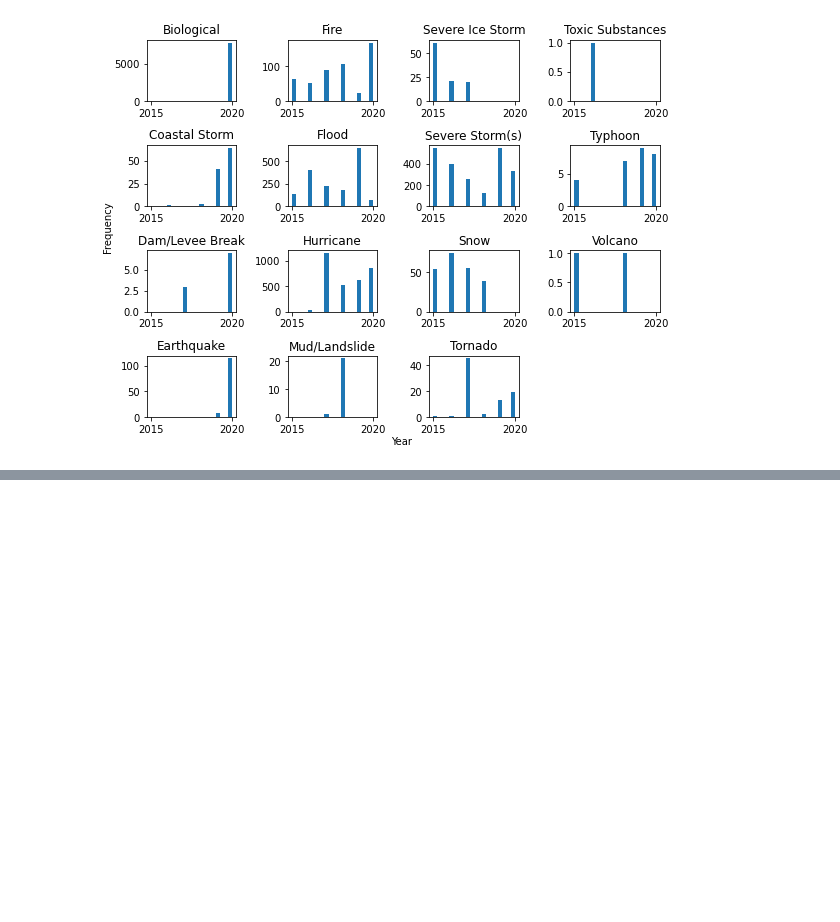
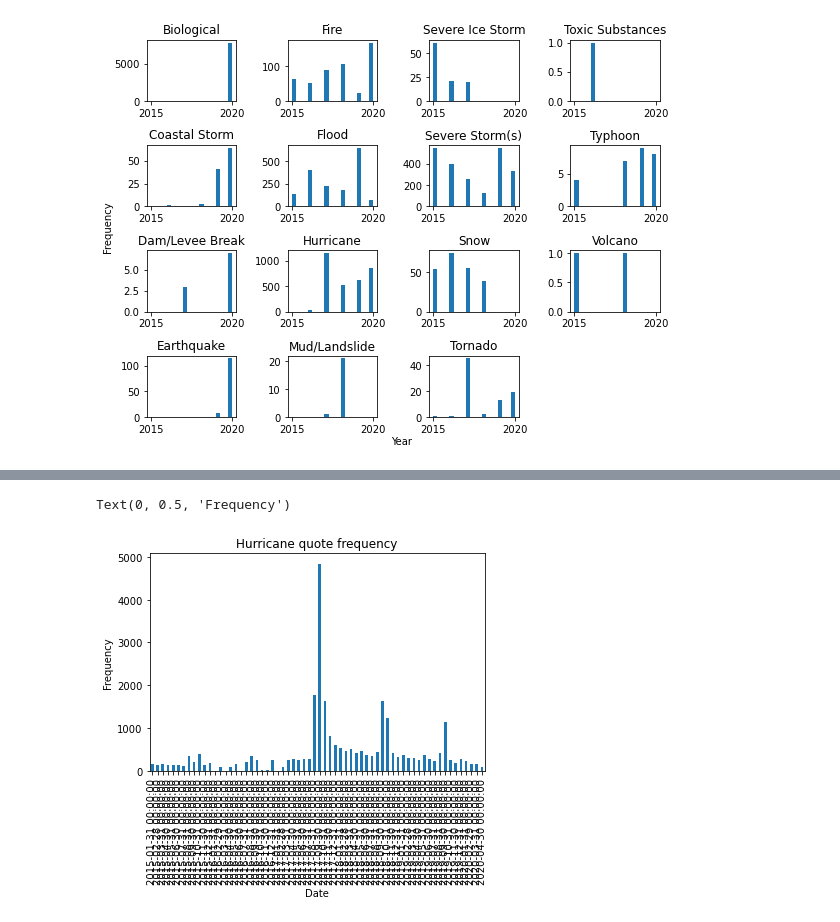
Before and after one commit to epfl-ada/ada-2021-project-marietan-ghariani-bracone-karimi, a Jupyter notebook: project.ipynb, the cells around one changed output, grey strips where cells are left out. Drawn from its saved outputs; the diff is of its cells as text; code cells hidden in the pictures; blank space fills up the shorter version.

```diff
--- a/project.ipynb
+++ b/project.ipynb
@@ -136,3 +172,25 @@ fig.delaxes(ax[3][3])
 # CHECK WEIRD VALUES (EARTHQUAKES.....)
 # %% [output]
 [figure]
+# %%
+# Separate quotes in different dataframes with respect to the type of disaster
+
+#['Severe Storm(s)', 'Fire', 'Volcano', 'Flood', 'Tornado',
+# 'Severe Ice Storm', 'Typhoon', 'Coastal Storm' ,
+# 'Hurricane', 'Landslide', 'Dam/Levee Break', 'Earthquake']
+
+# DON'T FORGET LOWERCASE (+ add relevant words for the different dataframes for completness -> when dataset is finalized)
+# DISCUSS THAT SOME INCIDENT ARE REFERENCED BY THEIR NAMES SO NOT ALL RELEVANT QUOTES CAN BE EXTRACTED
+df_hurricane = df_quotes[df_quotes['quotation'].str.contains('Hurricane')]
+df_typhoon = df_quotes[df_quotes['quotation'].str.contains('Typhoon')]
+df_tornado = df_quotes[df_quotes['quotation'].str.contains('Tornado')]
+df_flood = df_quotes[df_quotes['quotation'].str.contains('Flood')]
+# can be more precise, need to explore further
+df_storm = df_quotes[df_quotes['quotation'].str.contains('Storm')]
+df_volcano = df_quotes[df_quotes['quotation'].str.contains('Volcano')]
+# !!! Fire pretty general term -> discuss that there are a lot of irrelevant quotes
+df_fire = df_quotes[df_quotes['quotation'].str.contains('Fire')]
+df_landslide = df_quotes[df_quotes['quotation'].str.contains('Landslide')]
+df_earthquake = df_quotes[df_quotes['quotation'].str.contains('Earthquake')]
+
+df_dam = df_quotes[df_quotes['quotation'].str.contains('Dam')]
@@ -138,0 +229,15 @@ fig.delaxes(ax[3][3])
+# %%
+# Plots w.r.t. dates
+
+# 'M' means MONTHS, can group by other value
+df_hurr = df_hurricane.groupby(pd.Grouper(key='date', axis=0, freq='M')).sum()
+df_hurr['count'].plot(kind='bar')
+plt.title("Hurricane quote frequency")
+plt.xlabel("Date")
+plt.ylabel("Frequency")
+# Need to see correlation with ground truth
+
+# TODO: other plots for incident types + make pretty (maybe not bar plot), BUT NEED UPGRADED QUOTE DATASET ...
+# %% [output]
+Text(0, 0.5, 'Frequency')
+[figure, added]
```
Also changed, not shown: parts of 10 cells of this notebook, 1 other file.
